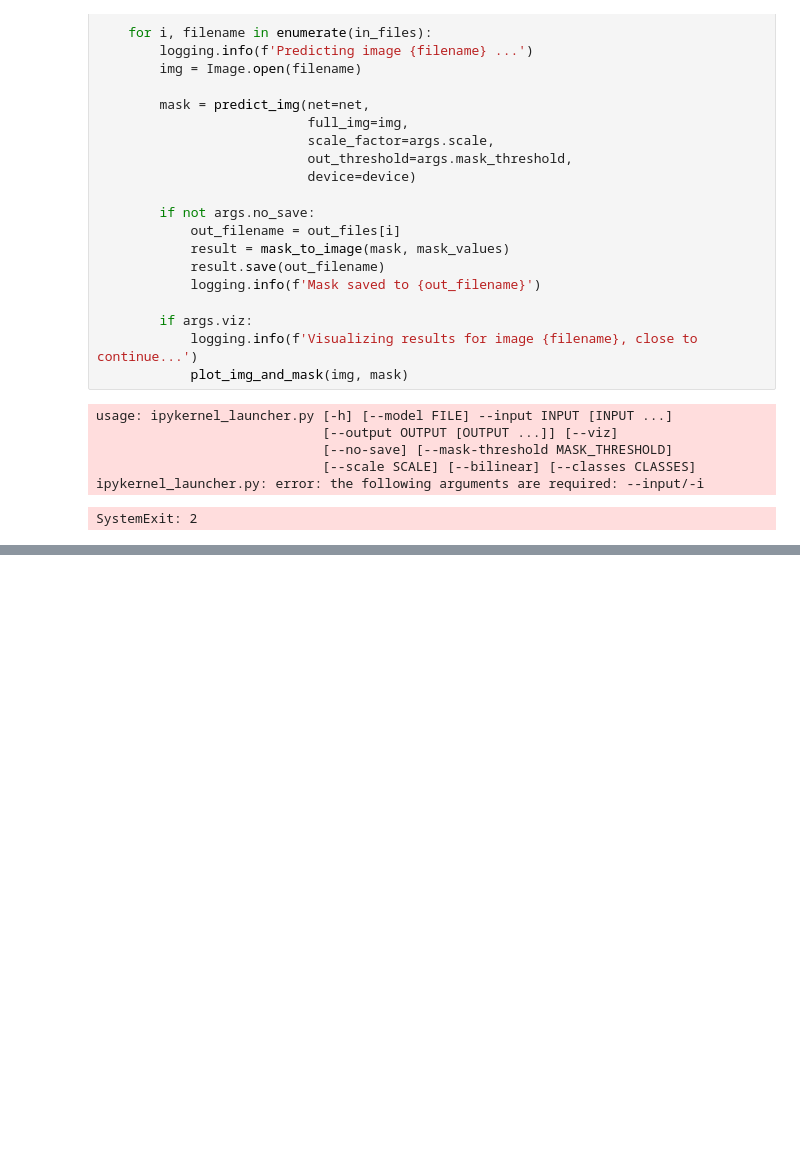
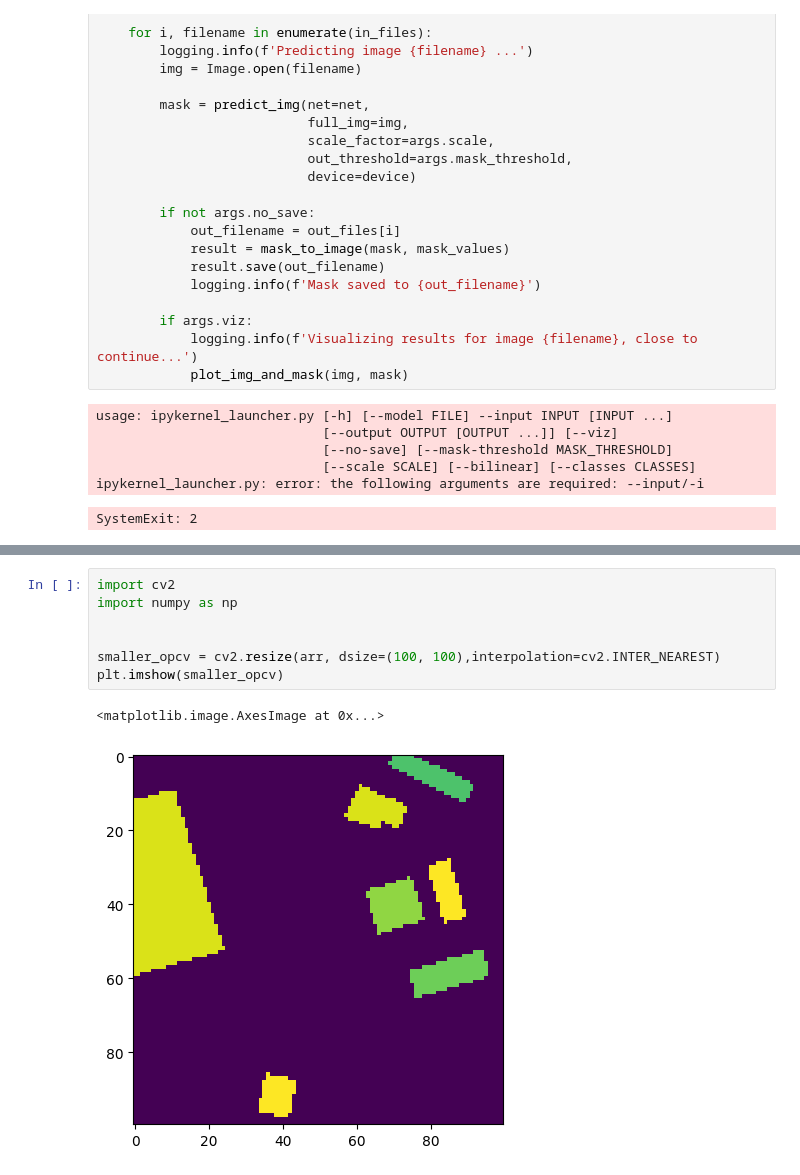
Before and after one commit to otaGran/3DPathLoss, a Jupyter notebook: nc_raytracing/Pytorch-UNet-master/predict_rt.ipynb, the cells around one changed output, grey strips where cells are left out. Saved outputs shown, nothing was run; the diff lists cells and outputs as text; blank space fills up the shorter version.

```diff
--- a/nc_raytracing/Pytorch-UNet-master/predict_rt.ipynb
+++ b/nc_raytracing/Pytorch-UNet-master/predict_rt.ipynb
@@ -206,0 +289,10 @@ FileNotFoundError: [Errno 2] No such file or directory: '/Users/test/PycharmProj
+# %%
+import cv2
+import numpy as np
+
+
+smaller_opcv = cv2.resize(arr, dsize=(100, 100),interpolation=cv2.INTER_NEAREST)
+plt.imshow(smaller_opcv)
+# %% [output]
+<matplotlib.image.AxesImage at 0x...>
+[figure, added]
```
Also changed, not shown: parts of 2 cells of this notebook, 2 other files.
